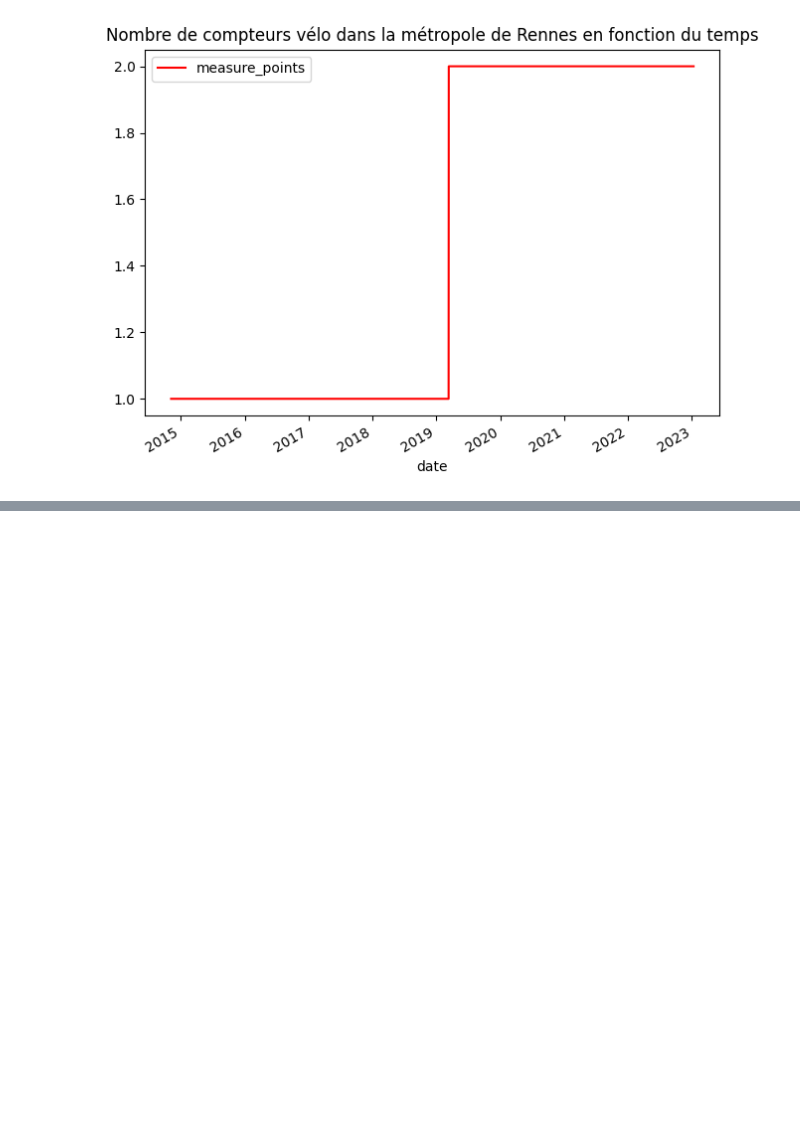
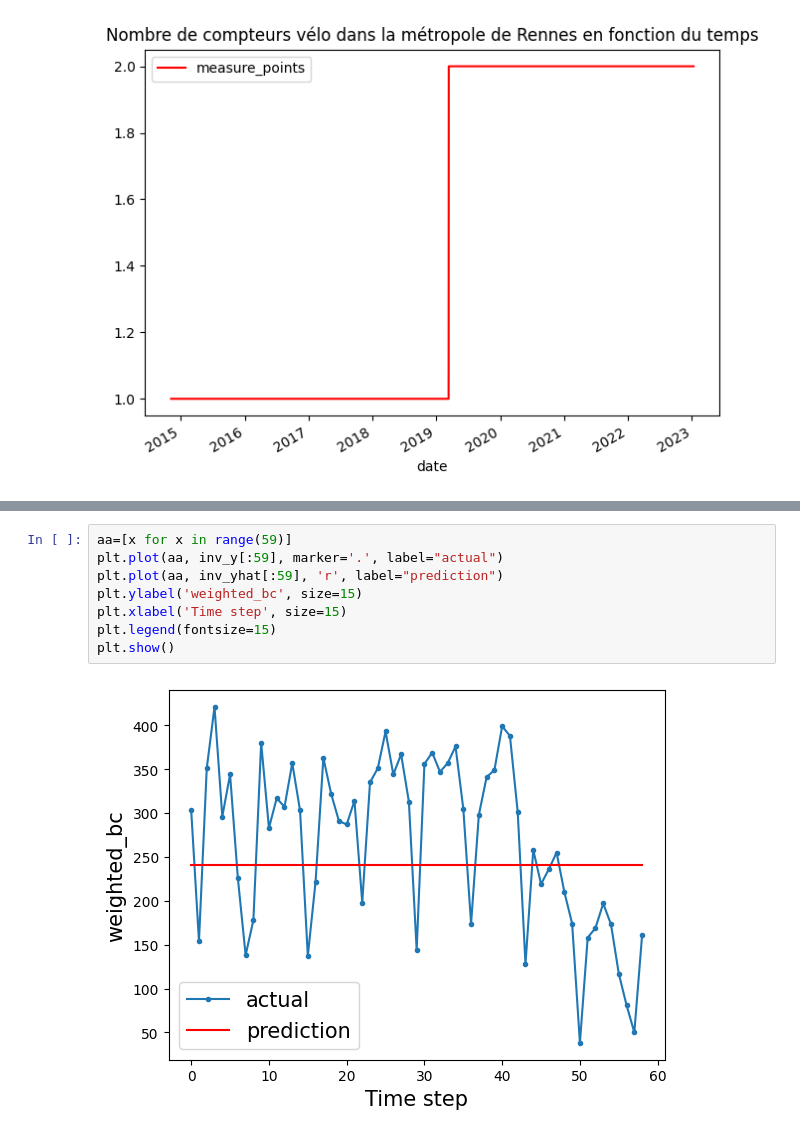
Before and after one commit to gauthgoth/Challenge---Etudes-de-Cas, a Jupyter notebook: time_series_analysis_for_bike_traffic.ipynb, the cells around one changed output, grey strips where cells are left out. Drawn from its saved outputs; the diff is of its cells as text; blank space fills up the shorter version.

```diff
--- a/time_series_analysis_for_bike_traffic.ipynb
+++ b/time_series_analysis_for_bike_traffic.ipynb
@@ -120,0 +230,10 @@ n_train_time =
+# %%
+aa=[x for x in range(59)]
+plt.plot(aa, inv_y[:59], marker='.', label="actual")
+plt.plot(aa, inv_yhat[:59], 'r', label="prediction")
+plt.ylabel('weighted_bc', size=15)
+plt.xlabel('Time step', size=15)
+plt.legend(fontsize=15)
+plt.show()
+# %% [output]
+[figure, added]
```
Also changed, not shown: parts of 6 cells of this notebook, 1 other file.
